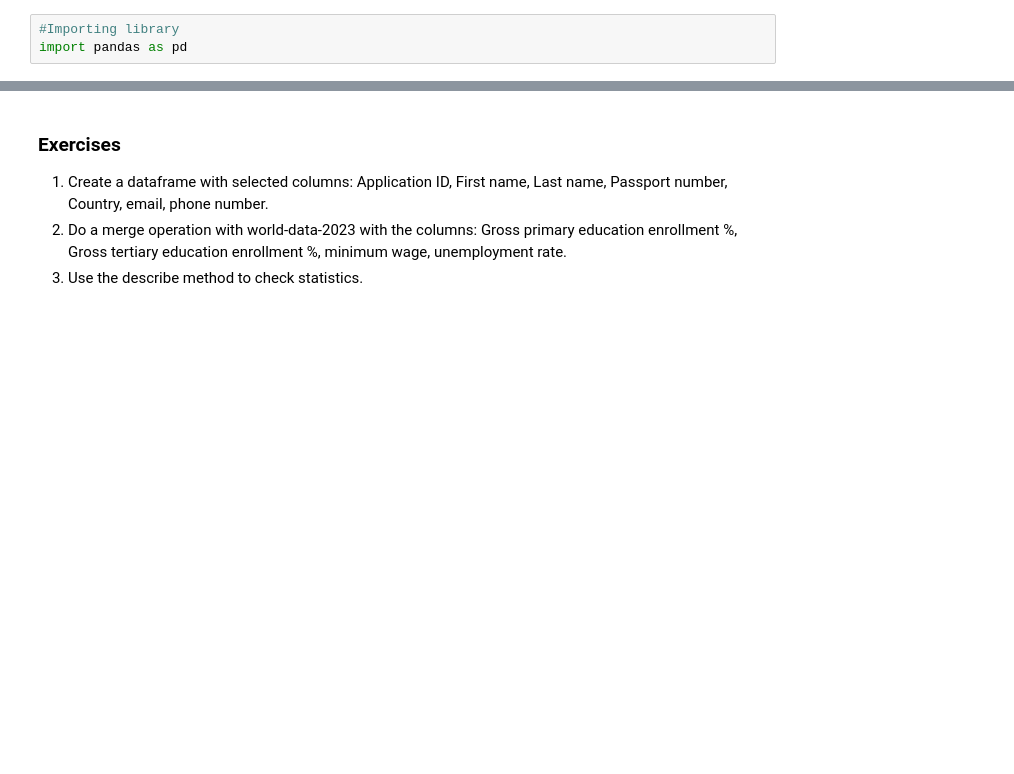
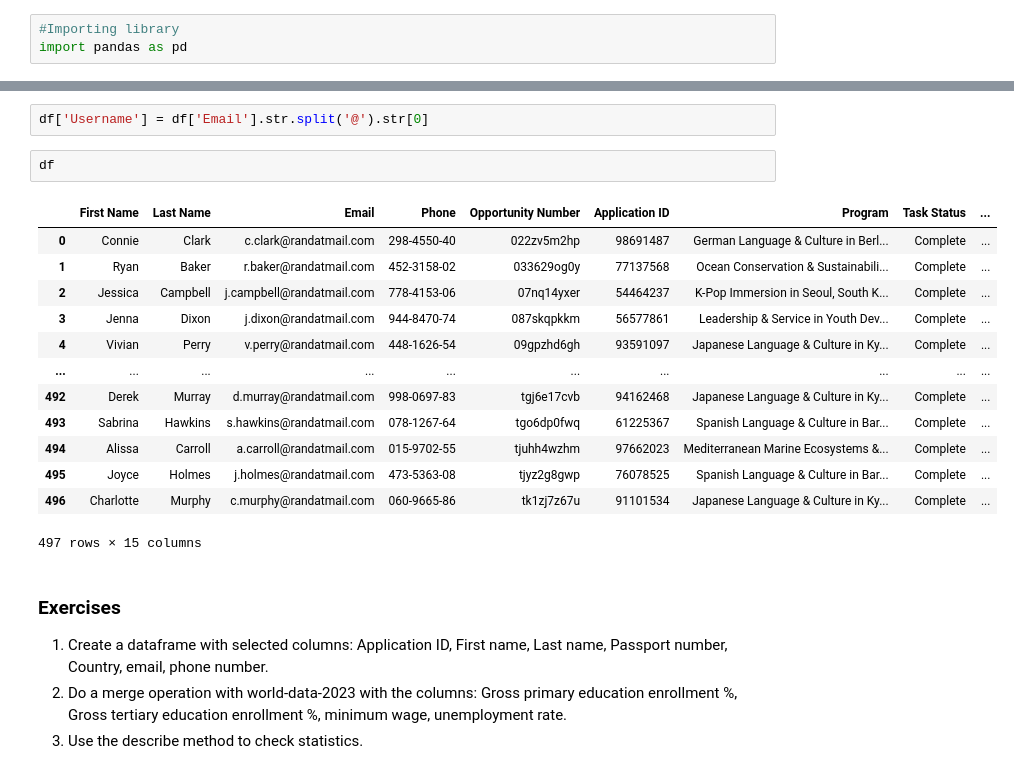
Before and after one commit to hewp84/CRT420, a Jupyter notebook: Week 3/Pandas_activity_2.ipynb, the cells around one changed output, grey strips where cells are left out. Saved outputs shown, nothing was run; the diff lists cells and outputs as text; blank space fills up the shorter version.

```diff
--- a/Week 3/Pandas_activity_2.ipynb
+++ b/Week 3/Pandas_activity_2.ipynb
@@ -36,3 +141,21 @@ df
+# %%
+df['Username'] = df['Email'].str.split('@').str[0]
+# %%
+df
+# %% [output]
+|  | First Name | Last Name | Email | Phone | Opportunity Number | Application ID | Program | Task Status | ... |
+| 0 | Connie | Clark | c.clark@randatmail.com | 298-4550-40 | 022zv5m2hp | 98691487 | German Language & Culture in Berl... | Complete | ... |
+| 1 | Ryan | Baker | r.baker@randatmail.com | 452-3158-02 | 033629og0y | 77137568 | Ocean Conservation & Sustainabili... | Complete | ... |
+| 2 | Jessica | Campbell | j.campbell@randatmail.com | 778-4153-06 | 07nq14yxer | 54464237 | K-Pop Immersion in Seoul, South K... | Complete | ... |
+| 3 | Jenna | Dixon | j.dixon@randatmail.com | 944-8470-74 | 087skqpkkm | 56577861 | Leadership & Service in Youth Dev... | Complete | ... |
+| 4 | Vivian | Perry | v.perry@randatmail.com | 448-1626-54 | 09gpzhd6gh | 93591097 | Japanese Language & Culture in Ky... | Complete | ... |
+| ... | ... | ... | ... | ... | ... | ... | ... | ... | ... |
+| 492 | Derek | Murray | d.murray@randatmail.com | 998-0697-83 | tgj6e17cvb | 94162468 | Japanese Language & Culture in Ky... | Complete | ... |
+| 493 | Sabrina | Hawkins | s.hawkins@randatmail.com | 078-1267-64 | tgo6dp0fwq | 61225367 | Spanish Language & Culture in Bar... | Complete | ... |
+| 494 | Alissa | Carroll | a.carroll@randatmail.com | 015-9702-55 | tjuhh4wzhm | 97662023 | Mediterranean Marine Ecosystems &... | Complete | ... |
+| 495 | Joyce | Holmes | j.holmes@randatmail.com | 473-5363-08 | tjyz2g8gwp | 76078525 | Spanish Language & Culture in Bar... | Complete | ... |
+| 496 | Charlotte | Murphy | c.murphy@randatmail.com | 060-9665-86 | tk1zj7z67u | 91101534 | Japanese Language & Culture in Ky... | Complete | ... |
+497 rows × 15 columns
 # %% [markdown]
 ### Exercises
 
```
Also changed, not shown: parts of 8 cells of this notebook, 2 other files.
